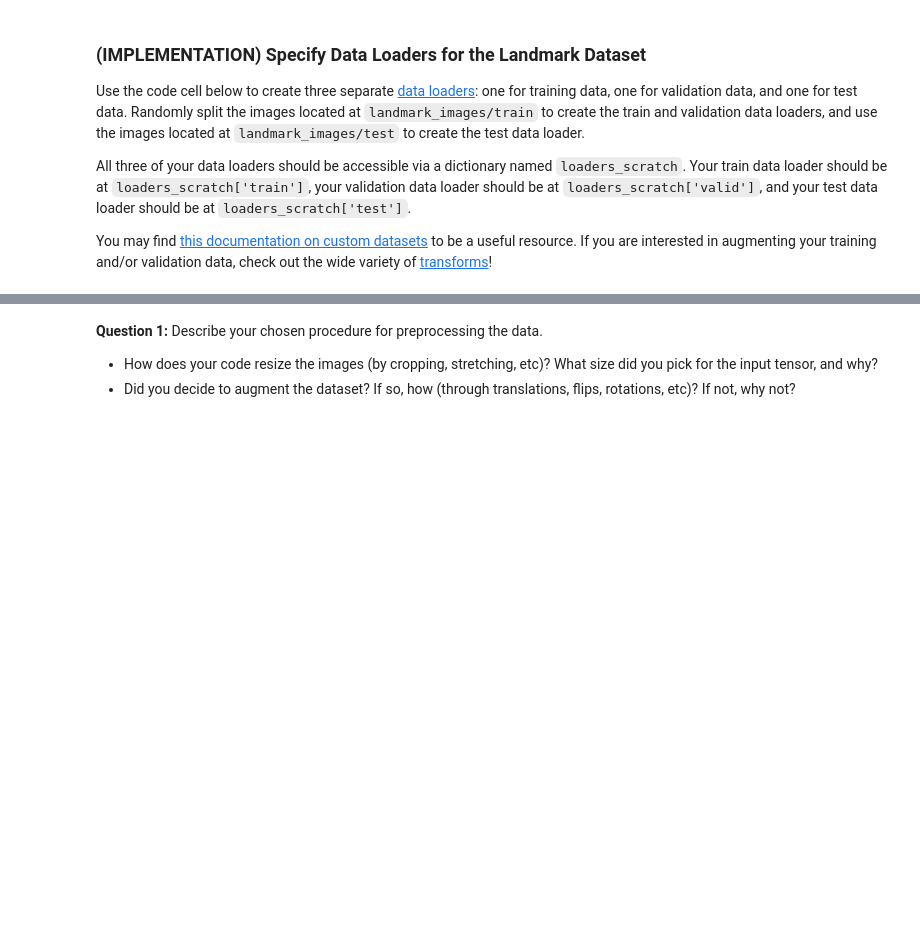
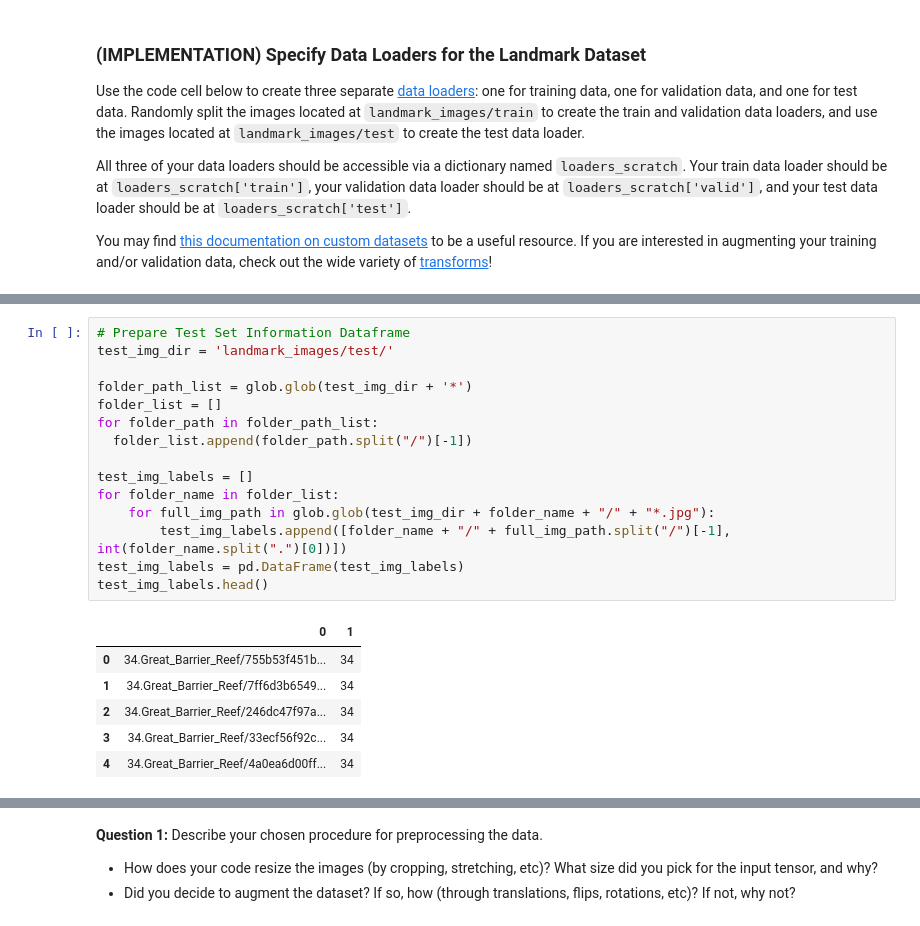
Before and after one commit to dendrenn/landmark-classification, a Jupyter notebook: landmark_project/landmark.ipynb, the cells around one changed output, grey strips where cells are left out. Cells and saved outputs as stored; diff of their text form; blank space fills up the shorter version.

```diff
--- a/landmark_project/landmark.ipynb
+++ b/landmark_project/landmark.ipynb
@@ -89,0 +151,22 @@ loaders_scratch = {'train': None, 'valid': None, 'test': None}
+# %%
+# Prepare Test Set Information Dataframe
+test_img_dir = 'landmark_images/test/'
+
+folder_path_list = glob.glob(test_img_dir + '*')
+folder_list = []
+for folder_path in folder_path_list:
+  folder_list.append(folder_path.split("/")[-1])
+
+test_img_labels = []
+for folder_name in folder_list:
+    for full_img_path in glob.glob(test_img_dir + folder_name + "/" + "*.jpg"):
+        test_img_labels.append([folder_name + "/" + full_img_path.split("/")[-1], int(folder_name.split(".")[0])])
+test_img_labels = pd.DataFrame(test_img_labels)
+test_img_labels.head()
+# %% [output]
+|  | 0 | 1 |
+| 0 | 34.Great_Barrier_Reef/755b53f451b... | 34 |
+| 1 | 34.Great_Barrier_Reef/7ff6d3b6549... | 34 |
+| 2 | 34.Great_Barrier_Reef/246dc47f97a... | 34 |
+| 3 | 34.Great_Barrier_Reef/33ecf56f92c... | 34 |
+| 4 | 34.Great_Barrier_Reef/4a0ea6d00ff... | 34 |
```
Also changed, not shown: parts of 20 cells of this notebook, 1 other file.
